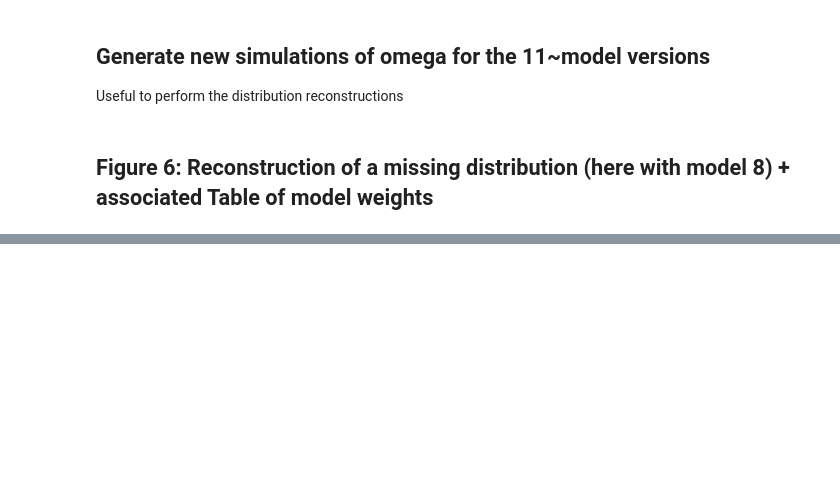
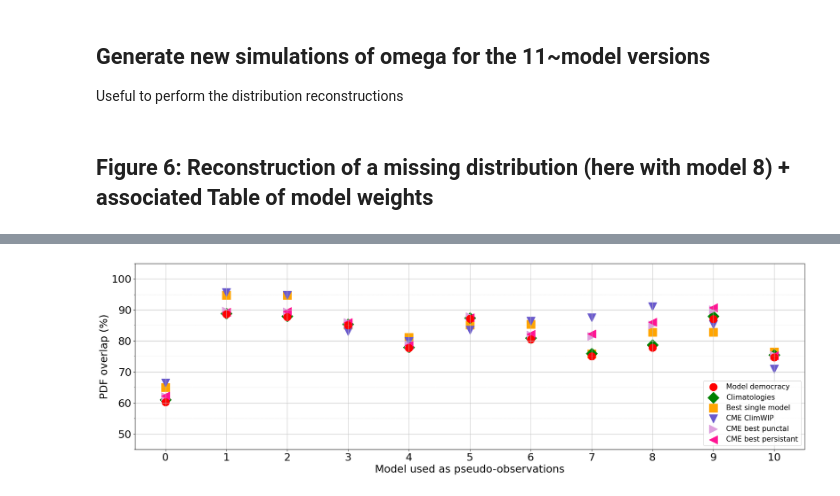
Before and after one commit to pilebras/AnDA_weight_idealAMOC, a Jupyter notebook: paper_figures_weighting_idealised_AMOC_model.ipynb, the cells around one changed output, grey strips where cells are left out. Cells and saved outputs as stored; diff of their text form; code cells hidden in the pictures; blank space fills up the shorter version.

```diff
--- a/paper_figures_weighting_idealised_AMOC_model.ipynb
+++ b/paper_figures_weighting_idealised_AMOC_model.ipynb
@@ -556,0 +545,93 @@ tab_weights_mod8_i
+# %%
+## Number of bins for the distributions
+nb_bins=1000
+
+## imperfect model case here
+include_obs_arg=False
+
+## For CME-ClimWIP score
+sig_perf_i=0.5
+sig_indep_i=0.7
+
+## array to store the overlap scores for the six scores in the 11~experiments
+mat_overlap_score_allexp = np.zeros((6, nb_param))
+
+## CALCULATE THE OVERLAP SCORE FOR THE SIX SCORES IN THE 11~EXPERIMENTS
+for i_mod_as_obs in range(nb_param):
+
+    XFSomega_anda = globals()[f"XFSomega_anda_obs{i_mod_as_obs}"]
+    PFSomega_anda = globals()[f"PFSomega_anda_obs{i_mod_as_obs}"]
+    XFSomega_anda = XFSomega_anda[0:nb_param,:]
+    PFSomega_anda = PFSomega_anda[0:nb_param,:]
+    obs_anda = obs[i_mod_as_obs,:]
+
+    ## Distribution of the true model (to compare with for overlap scores calculation)
+    counts_obs, bins_obs = np.histogram(omega_simus_norm[i_mod_as_obs,:], bins=nb_bins, range=(np.amin(omega_simus_norm), np.amax(omega_simus_norm)))
+
+    ## Model democracy
+    w_democracy_i = vect_weights_model_democracy(nb_param, include_obs=include_obs_arg)
+    bins, counts_pdf_mod_democracy, final_w_pdf_democracy = weighted_PDF_by_bins(omega_simus_norm, nb_bins, w_democracy_i, ind_obs=i_mod_as_obs, include_obs=include_obs_arg)
+    phi_democracy = perf_metric_coverage_btw_two_pdfs(counts_obs, final_w_pdf_democracy, nb_decim=1)
+    mat_overlap_score_allexp[0, i_mod_as_obs] = phi_democracy[1]
+
+    ## Climatologies comparison
+    w_climato_i = vect_weights_distributions_comparison(catalogs_omega, obs_anda, nb_bins=20, ind_obs=i_mod_as_obs, include_obs=include_obs_arg)
+    bins, counts_pdf_mod_climato, final_w_pdf_climato = weighted_PDF_by_bins(omega_simus_norm, nb_bins, w_climato_i, ind_obs=i_mod_as_obs, include_obs=include_obs_arg)
+    phi_climato = perf_metric_coverage_btw_two_pdfs(counts_obs, final_w_pdf_climato, nb_decim=1)
+    mat_overlap_score_allexp[1, i_mod_as_obs] = phi_climato[1]
+
+    ## Best single model
+    w_bestsingle_i = best_model_weight(catalogs_omega, obs_anda, nb_bins=20, ind_obs=i_mod_as_obs, include_obs=include_obs_arg)
+    bins, counts_pdf_mod_bestsingle, final_w_pdf_bestsingle = weighted_PDF_by_bins(omega_simus_norm, nb_bins, w_bestsingle_i, ind_obs=i_mod_as_obs, include_obs=include_obs_arg)
+    phi_bestsingle = perf_metric_coverage_btw_two_pdfs(counts_obs, final_w_pdf_bestsingle, nb_decim=1)
+    mat_overlap_score_allexp[2, i_mod_as_obs] = phi_bestsingle[1]
+
+    ## CME ClimWIP
+    w_cmeclimwip_i = vect_weights_cme_climwip(XFSomega_anda, PFSomega_anda, obs_anda, err_obs_vect, sig_perf_i, sig_indep_i, ind_obs=i_mod_as_obs, dim_target=1, include_obs=include_obs_arg, indep_score=True)
+    bins, counts_pdf_mod_cmeclimwip, final_w_pdf_cmeclimwip = weighted_PDF_by_bins(omega_simus_norm, nb_bins, w_cmeclimwip_i, ind_obs=i_mod_as_obs, include_obs=include_obs_arg)
+    phi_cmeclimwip = perf_metric_coverage_btw_two_pdfs(counts_obs, final_w_pdf_cmeclimwip, nb_decim=1)
+    mat_overlap_score_allexp[3, i_mod_as_obs] = phi_cmeclimwip[1]
+
+    ## CME best punctual
+    w_cmebestpunctual_i, mat_01 = best_local_model_CME_01(obs_anda, err_obs_vect, XFSomega_anda, PFSomega_anda, ind_obs=i_mod_as_obs, dim_target=1, include_obs=include_obs_arg)
+    bins, counts_pdf_mod_cmebestpunctual, final_w_pdf_cmebestpunctual = weighted_PDF_by_bins(omega_simus_norm, nb_bins, w_cmebestpunctual_i, ind_obs=i_mod_as_obs, include_obs=include_obs_arg)
+    phi_cmebestpunctual = perf_metric_coverage_btw_two_pdfs(counts_obs, final_w_pdf_cmebestpunctual, nb_decim=1)
+    mat_overlap_score_allexp[4, i_mod_as_obs] = phi_cmebestpunctual[1]
+
+    ## CME best persistent
+    w_cmebestpersistent_i = best_local_consecutive_cumul_CME(obs_anda, err_obs_vect, XFSomega_anda, PFSomega_anda, ind_obs=i_mod_as_obs, fact_reward=1, dim_target=1, include_obs=include_obs_arg)
+    bins, counts_pdf_mod_cmebestpersistent, final_w_pdf_cmebestpersistent = weighted_PDF_by_bins(omega_simus_norm, nb_bins, w_cmebestpersistent_i, ind_obs=i_mod_as_obs, include_obs=include_obs_arg)
+    phi_cmebestpersistent = perf_metric_coverage_btw_two_pdfs(counts_obs, final_w_pdf_cmebestpersistent, nb_decim=1)
+    mat_overlap_score_allexp[5, i_mod_as_obs] = phi_cmebestpersistent[1]
+
+## PLOT FIGURE 7
+overlap_imperfect = mat_overlap_score_allexp
+
+f = plt.figure(figsize=(25,7))
+ax = f.add_subplot(111)
+ax.set_ylim((45,105))
+ax.tick_params(axis='both', which='major', labelsize=22)
+ax.xaxis.set_major_locator(plt.MultipleLocator(1.0))
+ax.yaxis.set_major_locator(plt.MultipleLocator(10))
+ax.yaxis.set_minor_locator(plt.MultipleLocator(5))
+
+ax.grid(which='major', axis='x', linewidth=0.75, linestyle='-', color='0.75')
+ax.grid(which='major', axis='y', linewidth=0.75, linestyle='-', color='0.75')
+ax.grid(which='minor', axis='y', linewidth=0.5, linestyle=':', color='0.75')
+
+x_ticks = np.arange(nb_param)
+ax.scatter(x_ticks, overlap_imperfect[2,:], marker="s", s=300, color="orange", label="Best single model")
+ax.scatter(x_ticks, overlap_imperfect[1,:], marker="D", s=275, color="green", label="Climatologies")
+ax.scatter(x_ticks, overlap_imperfect[3,:], marker="v", s=300, color="slateblue", label="CME ClimWIP")
+ax.scatter(x_ticks, overlap_imperfect[4,:], marker=">", s=300, color="plum", label="CME best punctal")
+ax.scatter(x_ticks, overlap_imperfect[5,:], marker="<", s=300, color="deeppink", label="CME best persistant")
+ax.scatter(x_ticks, overlap_imperfect[0,:], marker="o", s=250, color="red", label="Model democracy")
+
+ax.set_xlabel("Model used as pseudo-observations", fontsize=22)
+ax.set_ylabel("PDF overlap (%)", fontsize=22)
+handles, labels = plt.gca().get_legend_handles_labels()
+order = [5, 1, 0, 2, 3, 4]
+plt.legend([handles[idx] for idx in order],[labels[idx] for idx in order], loc='lower right', fontsize=15)
+plt.show()
+# %% [output]
+[figure, added]
```
Also changed, not shown: parts of 5 cells of this notebook, 2 other files.
